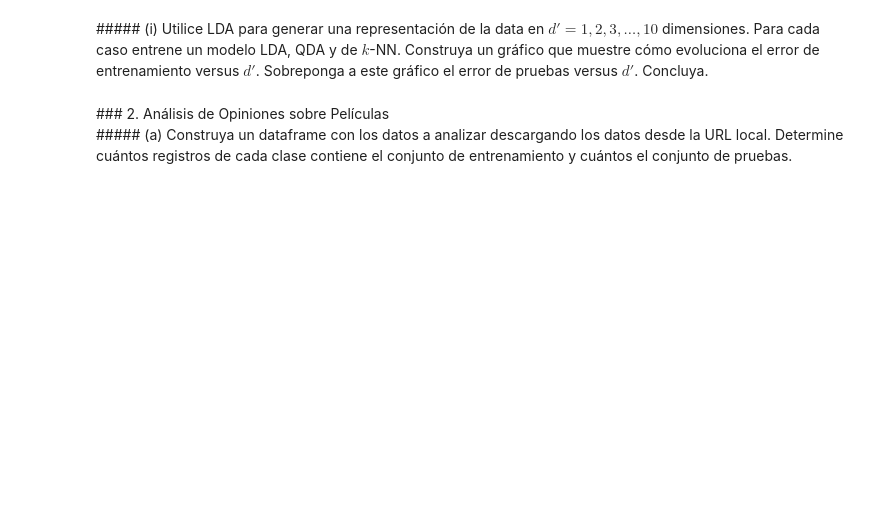
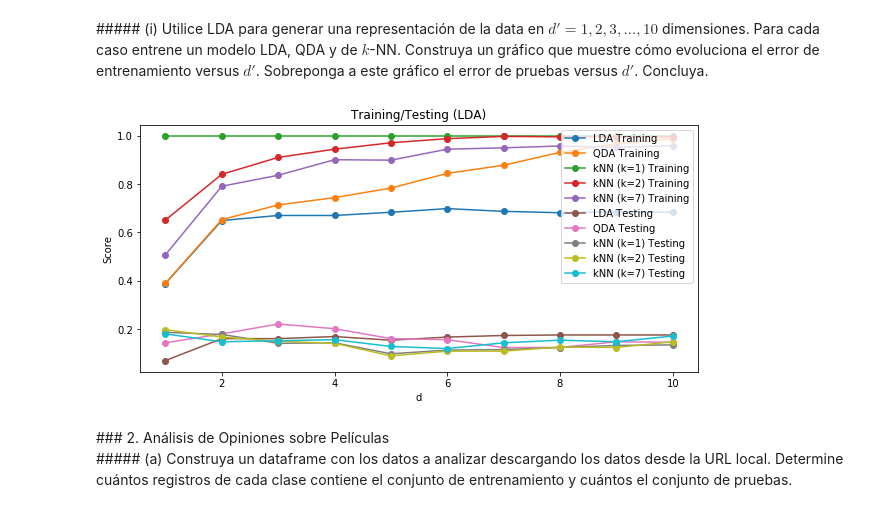
Before and after one commit to cvalenzu/ML-2017, a Jupyter notebook: hw2/Tarea 2.ipynb, the cells around one changed output. Saved outputs shown, nothing was run; the diff lists cells and outputs as text; code cells hidden in the pictures; blank space fills up the shorter version.

```diff
--- a/hw2/Tarea 2.ipynb
+++ b/hw2/Tarea 2.ipynb
@@ -227,6 +287,53 @@ plt.show()
 # %% [markdown]
 <div id='1i' />
 ##### (i) Utilice LDA para generar una representación de la data en $d' = 1, 2, 3, \dots , 10$ dimensiones. Para cada caso entrene un modelo LDA, QDA y de $k$-NN. Construya un gráfico que muestre cómo evoluciona el error de entrenamiento versus $d'$. Sobreponga a este gráfico el error de pruebas versus $d'$. Concluya.
+# %%
+LDAtr,QDAtr,kNN1tr,kNN2tr,kNN7tr = [],[],[],[],[]
+LDAte,QDAte,kNN1te,kNN2te,kNN7te = [],[],[],[],[]
+for i in range(1,11):
+    sklearn_lda = LDA(n_components=i)
+    X_lda = sklearn_lda.fit_transform(X_std,y)
+    X_lda_test = sklearn_lda.fit_transform(X_std_test,ytest)
+    lda_model = LDA()
+    lda_model.fit(X_lda,y)
+    LDAtr.append(lda_model.score(X_lda,y))
+    LDAte.append(lda_model.score(X_lda_test,ytest))
+    qda_model = QDA()
+    qda_model.fit(X_lda,y)
+    QDAtr.append(qda_model.score(X_lda,y))
+    QDAte.append(qda_model.score(X_lda_test,ytest))
+    knn_scores_training = []
+    knn_scores_testing = []
+    for c in [1,2,7]:
+        knn_model = KNeighborsClassifier(n_neighbors=c)
+        knn_model.fit(X_lda,y)
+        knn_scores_training.append(knn_model.score(X_lda,y))
+        knn_scores_testing.append(knn_model.score(X_lda_test,ytest))
+    kNN1tr.append(knn_scores_training[0])
+    kNN2tr.append(knn_scores_training[1])
+    kNN7tr.append(knn_scores_training[2])
+    kNN1te.append(knn_scores_testing[0])
+    kNN2te.append(knn_scores_testing[1])
+    kNN7te.append(knn_scores_testing[2])
+plt.figure(figsize=(10,10))
+plt.subplot(211)
+plt.xlabel("d")
+plt.ylabel("Score")
+plt.title("Training/Testing (LDA)")
+plt.plot(range(1,11),LDAtr, '-o', label="LDA Training")
+plt.plot(range(1,11),QDAtr, '-o', label="QDA Training")
+plt.plot(range(1,11),kNN1tr, '-o', label="kNN (k=1) Training")
+plt.plot(range(1,11),kNN2tr, '-o', label="kNN (k=2) Training")
+plt.plot(range(1,11),kNN7tr, '-o', label="kNN (k=7) Training")
+plt.plot(range(1,11),LDAte, '-o', label="LDA Testing")
+plt.plot(range(1,11),QDAte, '-o', label="QDA Testing")
+plt.plot(range(1,11),kNN1te, '-o', label="kNN (k=1) Testing")
+plt.plot(range(1,11),kNN2te, '-o', label="kNN (k=2) Testing")
+plt.plot(range(1,11),kNN7te, '-o', label="kNN (k=7) Testing")
+plt.legend(loc = "upper right")
+plt.show()
+# %% [output]
+[figure, added]
 # %% [markdown]
 <div id='2' />
 ### 2. Análisis de Opiniones sobre Películas
```
Also changed, not shown: parts of 6 cells of this notebook.
